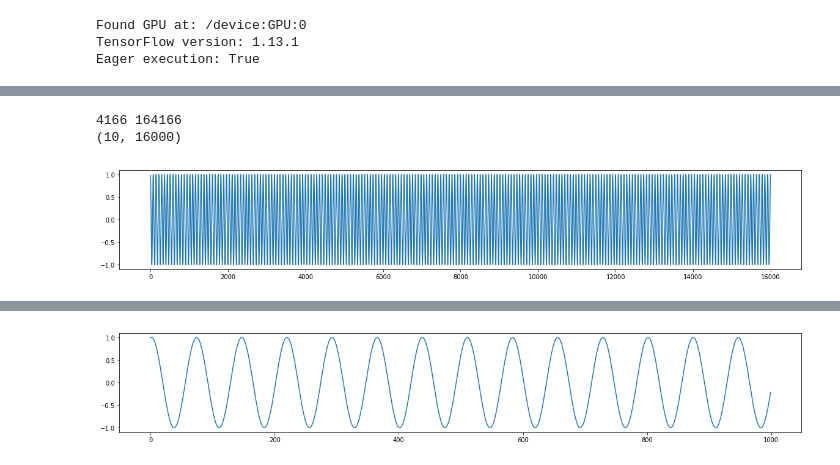
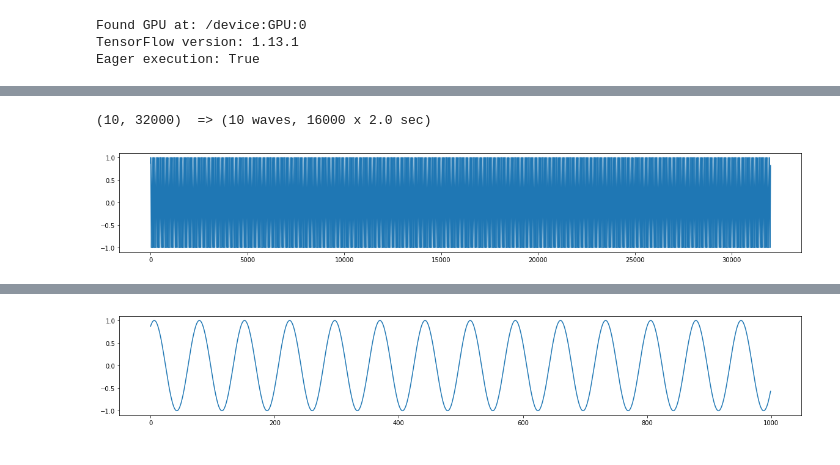
Before and after one commit to bt22dr/deep-learning-papers, a Jupyter notebook: code/WaveNet.ipynb, the cells around one changed output, grey strips where cells are left out. Saved outputs shown, nothing was run; the diff lists cells and outputs as text; code cells hidden in the pictures.

```diff
--- a/code/WaveNet.ipynb
+++ b/code/WaveNet.ipynb
@@ -159,24 +210,24 @@ mu = 256
 # %%
-duration = 11.0  # in seconds
-f = 220.0        # sine frequency, Hz
-sine_wave = np.sin(2*np.pi*np.arange(sample_rate*duration)*f/sample_rate)
+def get_sine_waves(N, sec, freq, sample_rate):
+  duration = sec*2
+  sine_wave = np.sin(2*np.pi*np.arange(sample_rate*duration)*freq/sample_rate)
+  waves = []
+  for i in range(N):
+    start_index = np.random.randint(0, sec*sample_rate, 1)[0]
+    end_index = start_index + int(sec*sample_rate)
+    data = sine_wave[start_index:end_index]
+    waves.append(data)
+  waves = np.concatenate(waves)
+  waves = np.reshape(waves, [N, -1])
+  return waves
 
-def get_sine_wave(batch, time_length):
-    start_index = np.random.randint(0, len(sine_wave) - (batch * time_length), 1)[0]
-    end_index = start_index + (batch * time_length)
-    data = sine_wave[start_index:end_index]
-    data = np.reshape(data, [batch, time_length])
-
-    print(start_index, end_index)
-    return data
-
-sin_data = get_sine_wave(10, int(sample_rate))
-print(sin_data.shape)
+N = 10 # 사인파 음원 개수
+sin_data = get_sine_waves(N=N, sec=sec, freq=freq, sample_rate=sample_rate)
+print(sin_data.shape, " => ({} waves, {} x {} sec)".format(N, sample_rate, sec))
 
 plt.figure(figsize=[20, 3])
 plt.plot(sin_data[0])
 plt.show()
 # %% [output]
-4166 164166
-(10, 16000)
+(10, 32000)  => (10 waves, 16000 x 2.0 sec)
-[figure, old version]
+[figure, new version]
```
Also changed, not shown: parts of 41 cells of this notebook.
